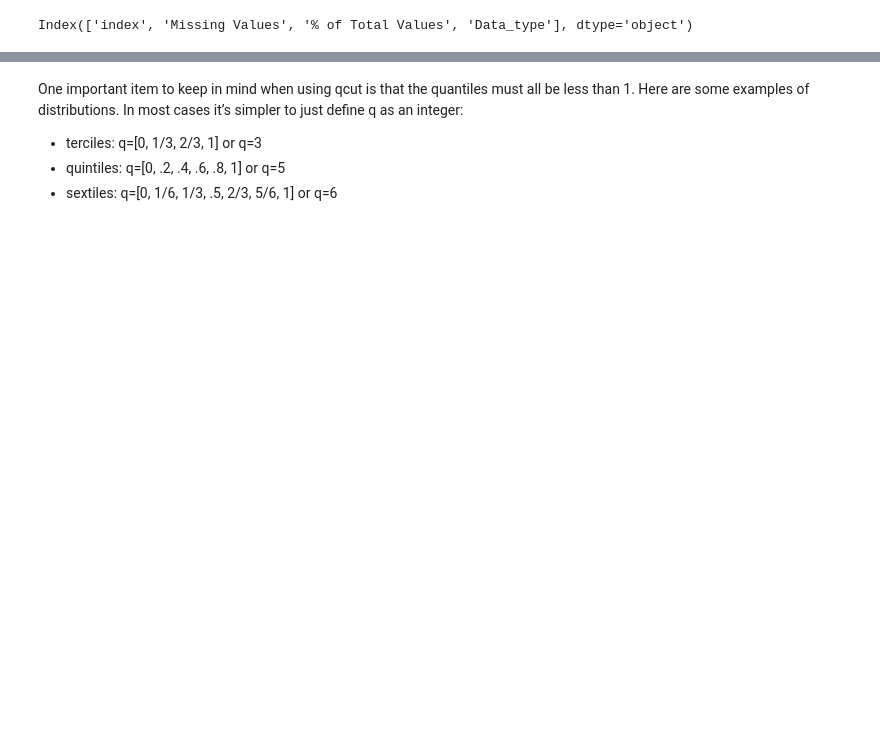
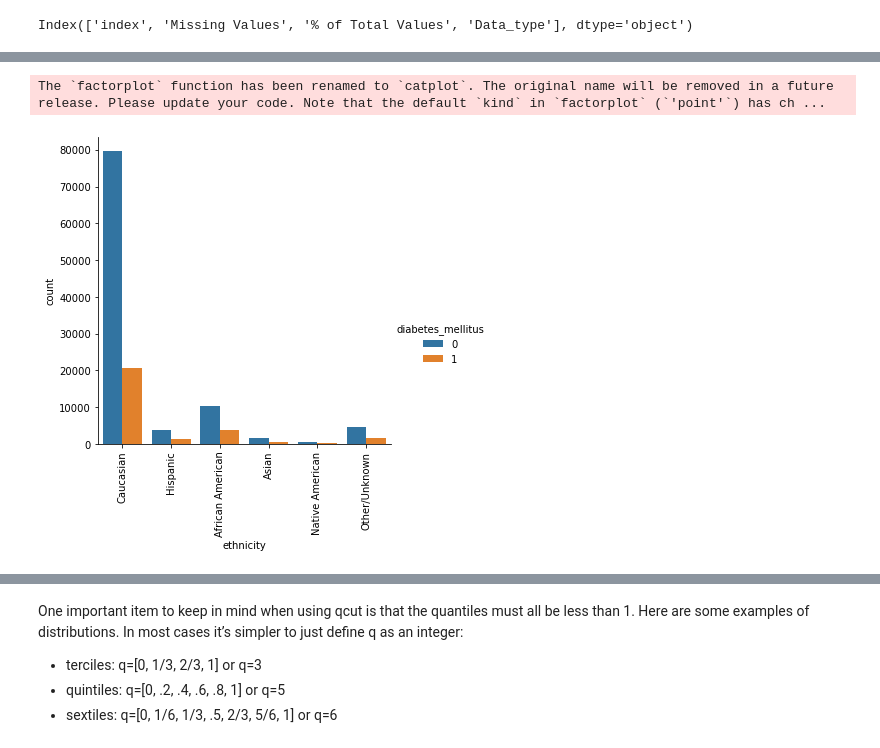
Before and after one commit to salma71/WiDS_kaggle_competition, a Jupyter notebook: statistical-analysis_eda.ipynb, the cells around one changed output, grey strips where cells are left out. Saved outputs shown, nothing was run; the diff lists cells and outputs as text; code cells hidden in the pictures; blank space fills up the shorter version.

```diff
--- a/statistical-analysis_eda.ipynb
+++ b/statistical-analysis_eda.ipynb
@@ -319,0 +343,3 @@ import missingno as msno
+# %%
+target_df = train_df[['diabetes_mellitus']]
+target_df.shape
@@ -319,0 +348,4 @@ import missingno as msno
+# %%
+cat_pred_df = train_df.select_dtypes('object')
+cat_train = pd.concat([cat_pred_df, target_df], axis = 1)
+cat_train.head()
@@ -319,0 +359,9 @@ import missingno as msno
+# %%
+# f, ax = plt.subplots(figsize = (6,10))
+sns.set_color_codes('pastel')
+g = sns.factorplot(x = 'ethnicity', hue = 'diabetes_mellitus',data = cat_train[cat_train.ethnicity.notnull()], kind = 'count')
+g.set_xticklabels(rotation=90)
+plt.show()
+# %% [output]
+The `factorplot` function has been renamed to `catplot`. The original name will be removed in a future release. Please update your code. Note that the default `kind` in `factorplot` (`'point'`) has ch ...
+[figure, added]
```
Also changed, not shown: parts of 35 cells of this notebook, 2 other files.
